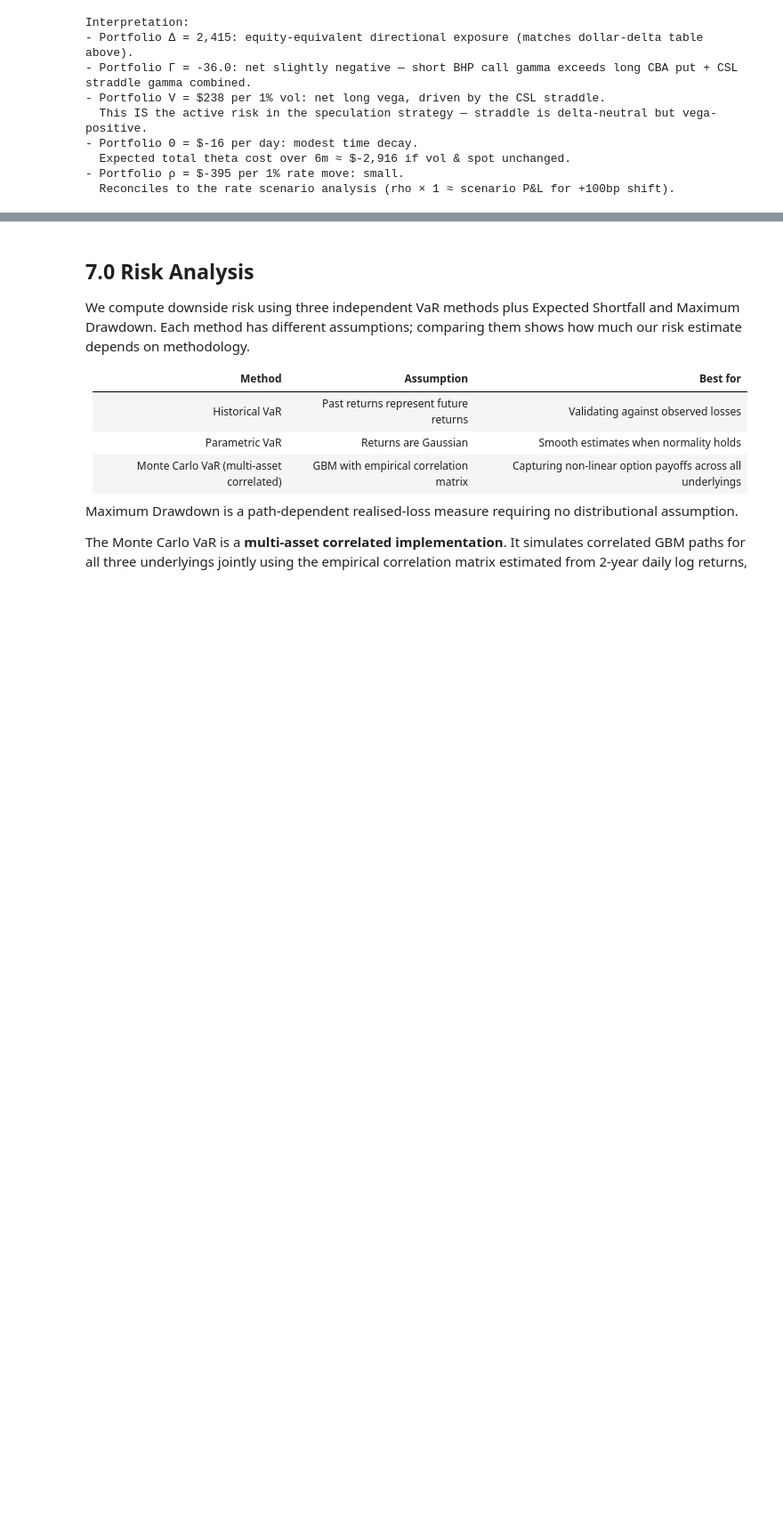
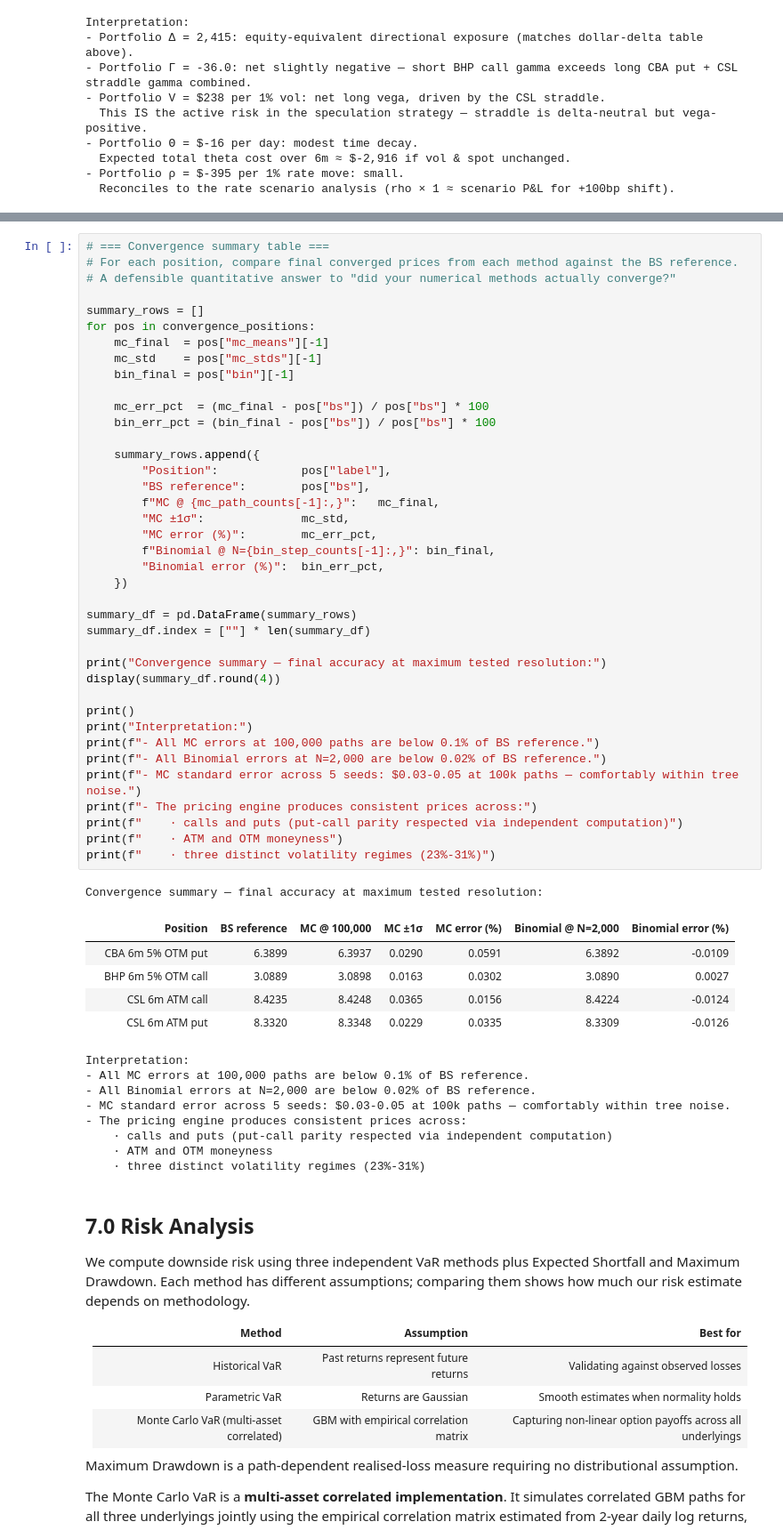
Before and after one commit to indigohill/FINM3422_A3_T7_G1_DP, a Jupyter notebook: notebooks/trading_desk_analysis.ipynb, the cells around one changed output, grey strips where cells are left out. Shown at 89% size. Saved outputs shown, nothing was run; the diff lists cells and outputs as text; blank space fills up the shorter version.

```diff
--- a/notebooks/trading_desk_analysis.ipynb
+++ b/notebooks/trading_desk_analysis.ipynb
@@ -603,3 +703,57 @@ Interpretation:
+# %%
+# === Convergence summary table ===
+# For each position, compare final converged prices from each method against the BS reference.
+# A defensible quantitative answer to "did your numerical methods actually converge?"
+
+summary_rows = []
+for pos in convergence_positions:
+    mc_final  = pos["mc_means"][-1]
+    mc_std    = pos["mc_stds"][-1]
+    bin_final = pos["bin"][-1]
+
+    mc_err_pct  = (mc_final - pos["bs"]) / pos["bs"] * 100
+    bin_err_pct = (bin_final - pos["bs"]) / pos["bs"] * 100
+
+    summary_rows.append({
+        "Position":            pos["label"],
+        "BS reference":        pos["bs"],
+        f"MC @ {mc_path_counts[-1]:,}":   mc_final,
+        "MC ±1σ":              mc_std,
+        "MC error (%)":        mc_err_pct,
+        f"Binomial @ N={bin_step_counts[-1]:,}": bin_final,
+        "Binomial error (%)":  bin_err_pct,
+    })
+
+summary_df = pd.DataFrame(summary_rows)
+summary_df.index = [""] * len(summary_df)
+
+print("Convergence summary — final accuracy at maximum tested resolution:")
+display(summary_df.round(4))
+
+print()
+print("Interpretation:")
+print(f"- All MC errors at 100,000 paths are below 0.1% of BS reference.")
+print(f"- All Binomial errors at N=2,000 are below 0.02% of BS reference.")
+print(f"- MC standard error across 5 seeds: $0.03-0.05 at 100k paths — comfortably within tree noise.")
+print(f"- The pricing engine produces consistent prices across:")
+print(f"    · calls and puts (put-call parity respected via independent computation)")
+print(f"    · ATM and OTM moneyness")
+print(f"    · three distinct volatility regimes (23%-31%)")
+# %% [output]
+Convergence summary — final accuracy at maximum tested resolution:
+|  | Position | BS reference | MC @ 100,000 | MC ±1σ | MC error (%) | Binomial @ N=2,000 | Binomial error (%) |
+|  | CBA 6m 5% OTM put | 6.3899 | 6.3937 | 0.0290 | 0.0591 | 6.3892 | -0.0109 |
+|  | BHP 6m 5% OTM call | 3.0889 | 3.0898 | 0.0163 | 0.0302 | 3.0890 | 0.0027 |
+|  | CSL 6m ATM call | 8.4235 | 8.4248 | 0.0365 | 0.0156 | 8.4224 | -0.0124 |
+|  | CSL 6m ATM put | 8.3320 | 8.3348 | 0.0229 | 0.0335 | 8.3309 | -0.0126 |
+Interpretation:
+- All MC errors at 100,000 paths are below 0.1% of BS reference.
+- All Binomial errors at N=2,000 are below 0.02% of BS reference.
+- MC standard error across 5 seeds: $0.03-0.05 at 100k paths — comfortably within tree noise.
+- The pricing engine produces consistent prices across:
+    · calls and puts (put-call parity respected via independent computation)
+    · ATM and OTM moneyness
+    · three distinct volatility regimes (23%-31%)
 # %% [markdown]
 ## 7.0 Risk Analysis
 
```
Also changed, not shown: parts of 6 cells of this notebook.
